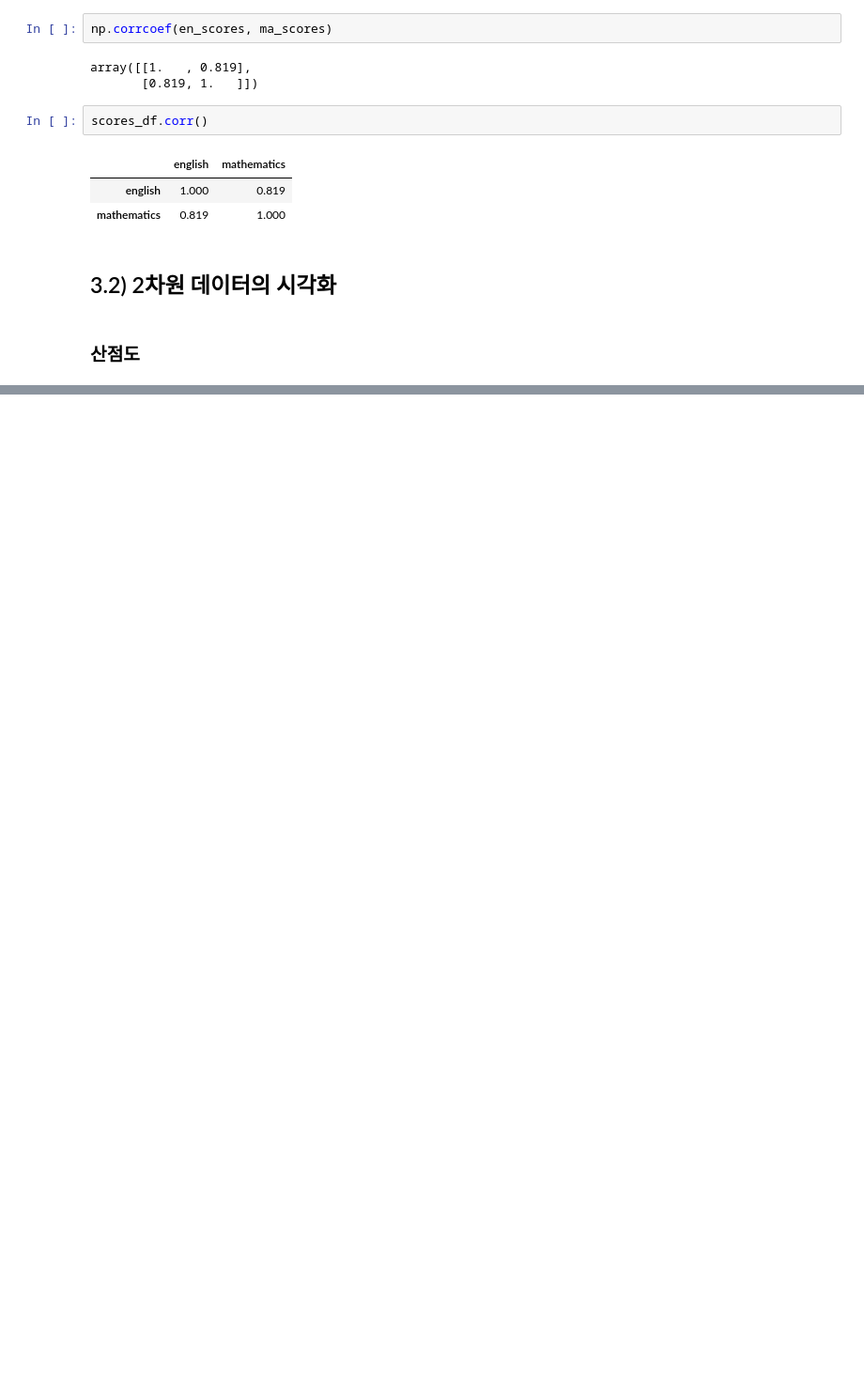
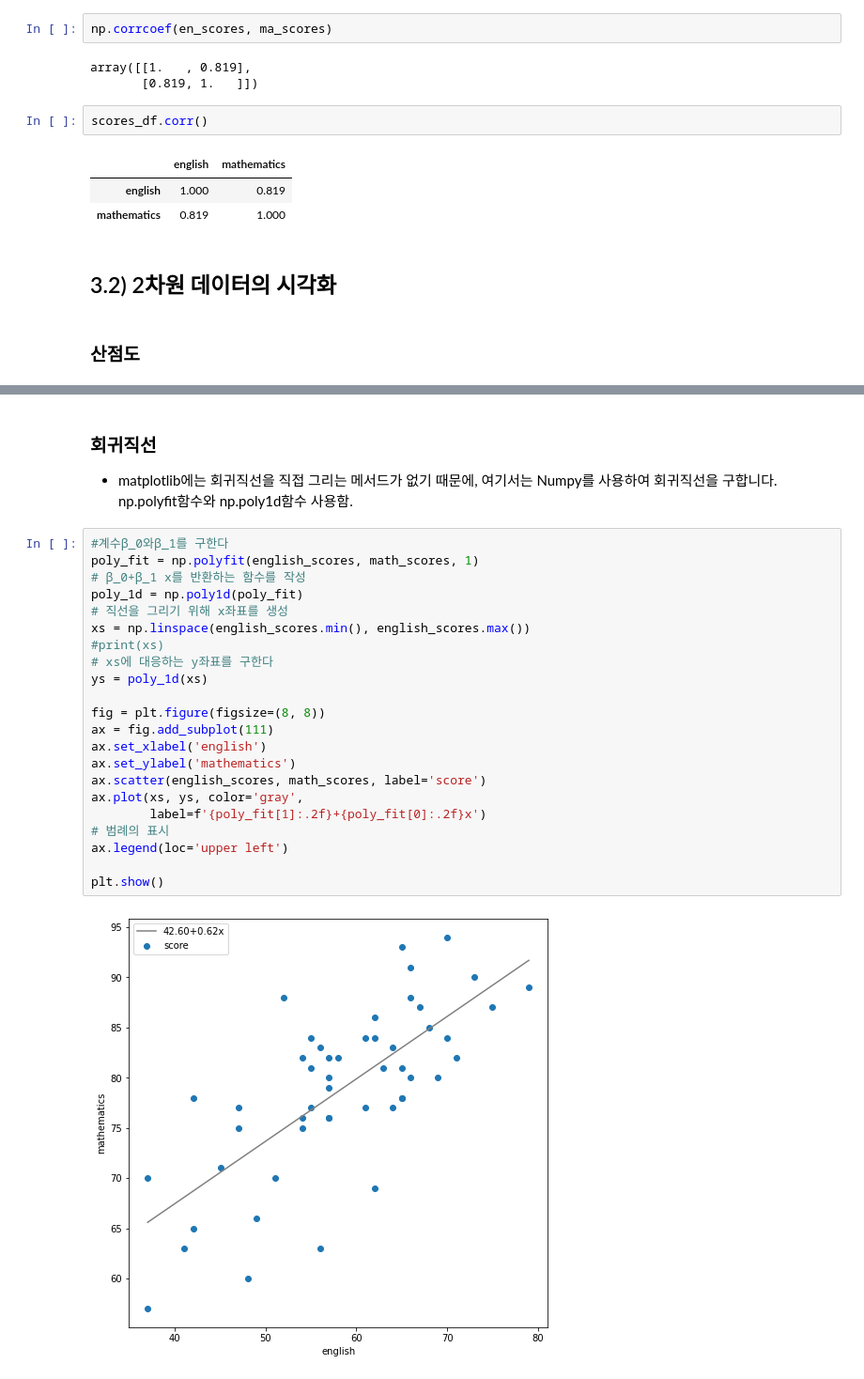
Before and after one commit to wousikchoi16/statpython, a Jupyter notebook: Ch03_2차원데이터정리.ipynb, the cells around one changed output, grey strips where cells are left out. Shown at 94% size. Saved outputs shown, nothing was run; the diff lists cells and outputs as text; blank space fills up the shorter version.

```diff
--- a/Ch03_2차원데이터정리.ipynb
+++ b/Ch03_2차원데이터정리.ipynb
@@ -105,0 +121,27 @@ scores_df.corr()
+# %% [markdown]
+### 회귀직선
+- matplotlib에는 회귀직선을 직접 그리는 메서드가 없기 때문에, 여기서는 Numpy를 사용하여 회귀직선을 구합니다. np.polyfit함수와 np.poly1d함수 사용함.
+# %%
+#계수β_0와β_1를 구한다
+poly_fit = np.polyfit(english_scores, math_scores, 1)
+# β_0+β_1 x를 반환하는 함수를 작성
+poly_1d = np.poly1d(poly_fit)
+# 직선을 그리기 위해 x좌표를 생성
+xs = np.linspace(english_scores.min(), english_scores.max())
+#print(xs)
+# xs에 대응하는 y좌표를 구한다
+ys = poly_1d(xs)
+
+fig = plt.figure(figsize=(8, 8))
+ax = fig.add_subplot(111)
+ax.set_xlabel('english')
+ax.set_ylabel('mathematics')
+ax.scatter(english_scores, math_scores, label='score')
+ax.plot(xs, ys, color='gray',
+        label=f'{poly_fit[1]:.2f}+{poly_fit[0]:.2f}x')
+# 범례의 표시
+ax.legend(loc='upper left')
+
+plt.show()
+# %% [output]
+[figure, added]
```
Also changed, not shown: parts of 4 cells of this notebook.
